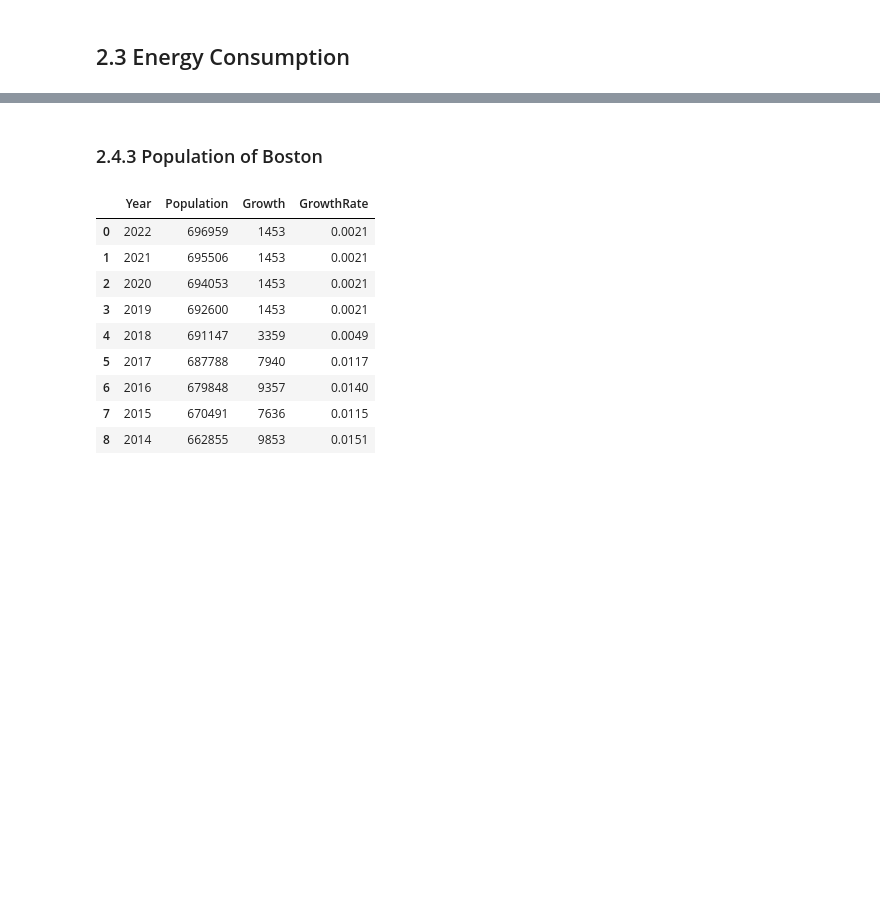
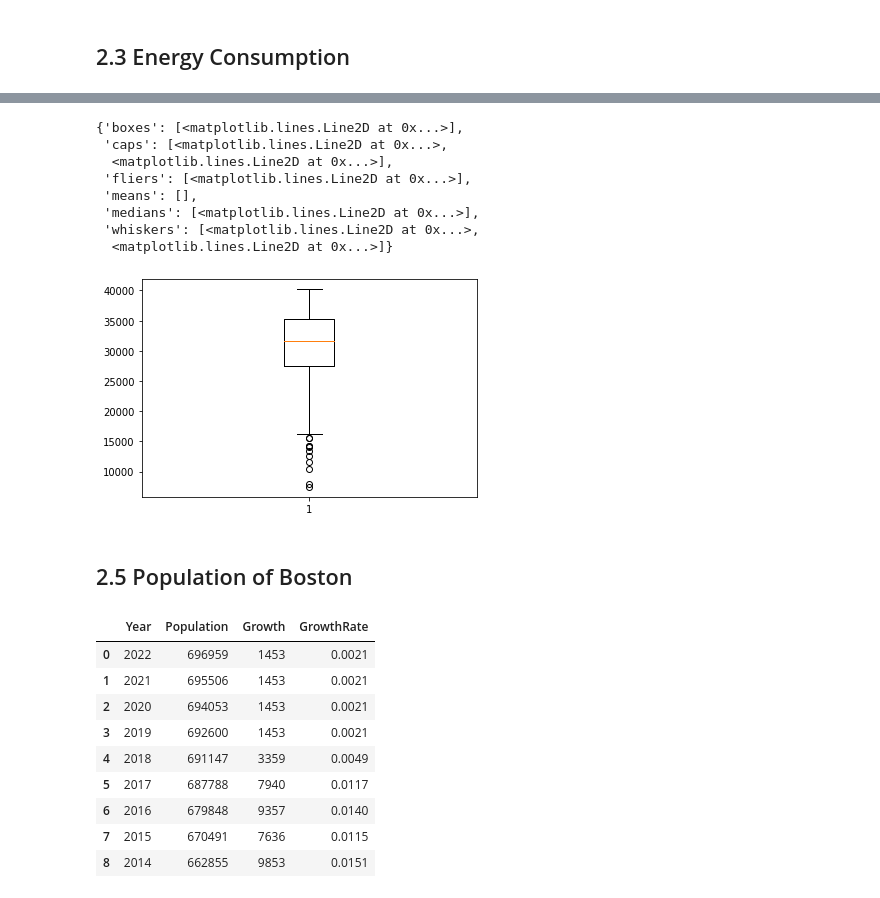
Before and after one commit to hangulde/Springboard, a Jupyter notebook: Capstone 2/Capstone 2. Boston Air Quality.ipynb, the cells around one changed output, grey strips where cells are left out. Drawn from its saved outputs; the diff is of its cells as text; code cells hidden in the pictures; blank space fills up the shorter version.

```diff
--- a/Capstone 2/Capstone 2. Boston Air Quality.ipynb
+++ b/Capstone 2/Capstone 2. Boston Air Quality.ipynb
@@ -284,0 +475,3 @@ com_transportation
+# %%
+url_f ='https://github.com/hangulde/Springboard/raw/main/Capstone%202/Boston%20Flights%20-%20Sheet1.csv'
+flight = pd.read_csv(url_f)
@@ -284,0 +487,2 @@ com_transportation
+# %%
+flight.rename( columns={'Unnamed: 1':'flight_number'}, inplace=True )
@@ -284,0 +501,4 @@ com_transportation
+# %%
+flight = flight[1:]
+# %%
+flight.date= pd.to_datetime(flight.date)
@@ -285,5 +517,18 @@ com_transportation
+# %%
+plt.boxplot(x=flight.flight_number)
+#these outliers from covid restrictions time
+# %% [output]
+{'boxes': [<matplotlib.lines.Line2D at 0x...>],
+ 'caps': [<matplotlib.lines.Line2D at 0x...>,
+  <matplotlib.lines.Line2D at 0x...>],
+ 'fliers': [<matplotlib.lines.Line2D at 0x...>],
+ 'means': [],
+ 'medians': [<matplotlib.lines.Line2D at 0x...>],
+ 'whiskers': [<matplotlib.lines.Line2D at 0x...>,
+  <matplotlib.lines.Line2D at 0x...>]}
+[figure, added]
 # %% [markdown]
-### 2.4.3 Population of Boston
+## 2.5 Population of Boston
 # %%
 population = pd.read_csv('population of boston.csv')
 population=population[population['Year']>2013]
```
Also changed, not shown: parts of 54 cells of this notebook.
